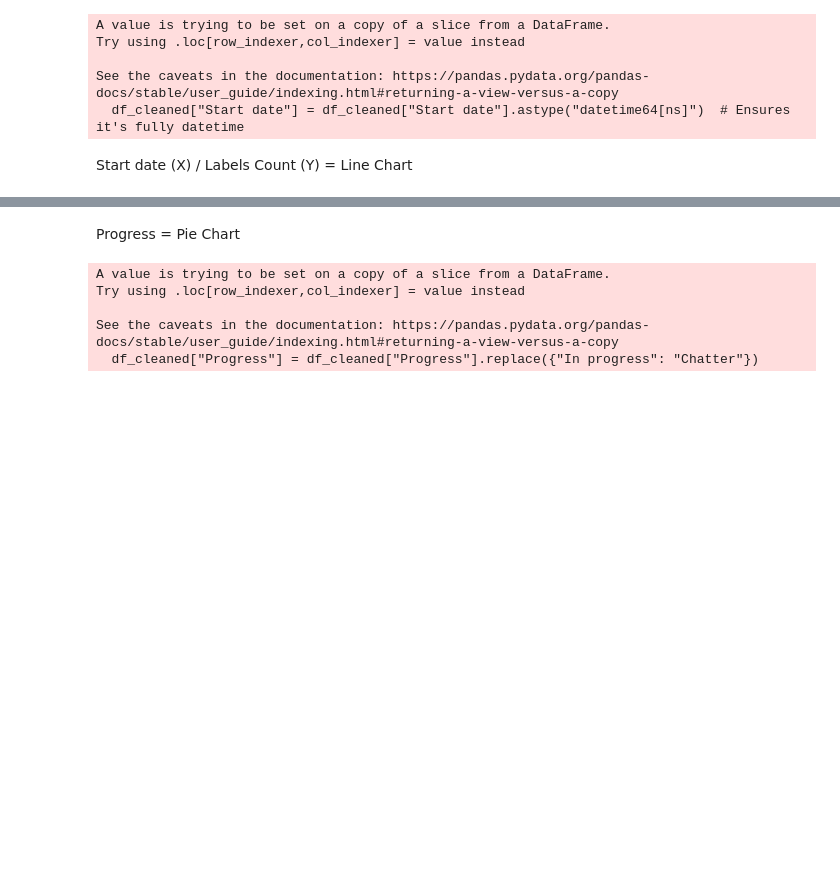
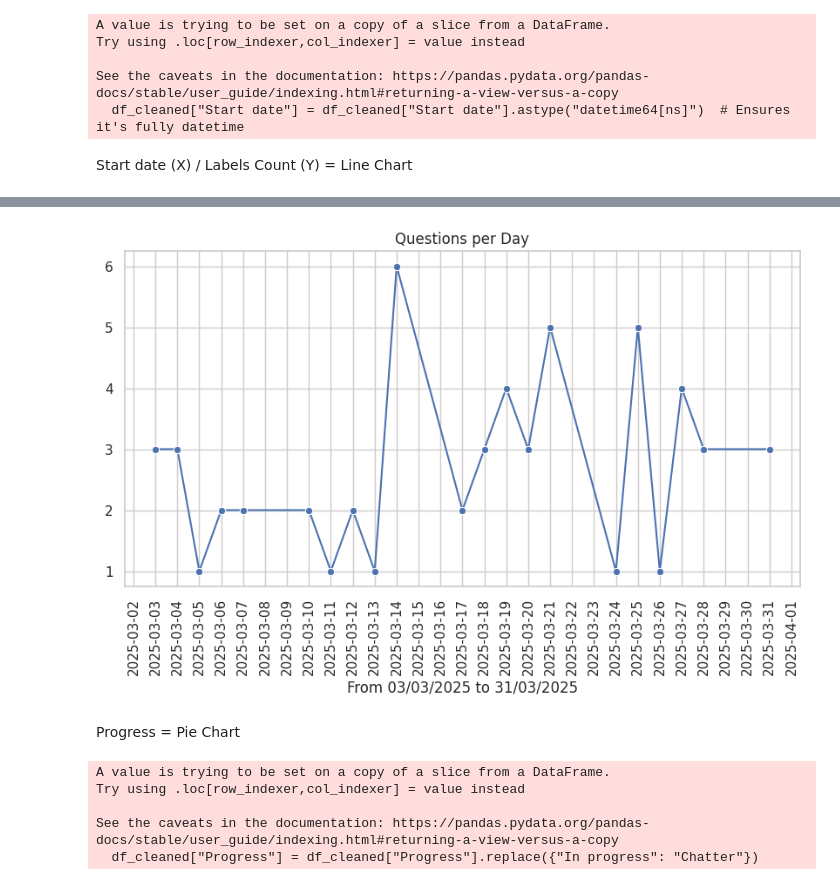
Before and after one commit to solahde/EP2025, a Jupyter notebook: notebooks/2_functions.ipynb, the cells around one changed output, grey strips where cells are left out. Saved outputs shown, nothing was run; the diff lists cells and outputs as text; code cells hidden in the pictures; blank space fills up the shorter version.

```diff
--- a/notebooks/2_functions.ipynb
+++ b/notebooks/2_functions.ipynb
@@ -63,3 +64,32 @@ def line_chart(df_cleaned):
+# %%
+def line_chart_seaborn(df_cleaned):
+    # Count occurrences of "Labels" per date
+    date_counts = df_cleaned["Start date"].value_counts().sort_index()
+
+    # Set Seaborn theme for a nicer look
+    sns.set_theme(style="whitegrid")
+
+    # Create the plot
+    plt.figure(figsize=(10, 5))
+    sns.lineplot(x=date_counts.index, y=date_counts.values, marker="o", color="b")
+
+    # Formatting
+    plt.xlabel(f"From {df_cleaned['Start date'].min().strftime('%d/%m/%Y')} to {df_cleaned['Start date'].max().strftime('%d/%m/%Y')}")
+    plt.ylabel("")
+    plt.title("Questions per Day")
+    plt.xticks(rotation=45)
+
+    # Ensure all dates appear on the X-axis
+    plt.xticks(date_counts.index, rotation=90)  # Rotate labels for better visibility
+    plt.gca().xaxis.set_major_locator(mdates.DayLocator())  # Show every date
+
+    # Return the plot object
+    return plt
+
+print_line_chart_seaborn = line_chart_seaborn(df_cleaned)
+print_line_chart_seaborn.show()
+# %% [output]
+[figure, added]
 # %% [markdown]
 Progress = Pie Chart
 # %%
```
Also changed, not shown: parts of 10 cells of this notebook, 1 other file.
